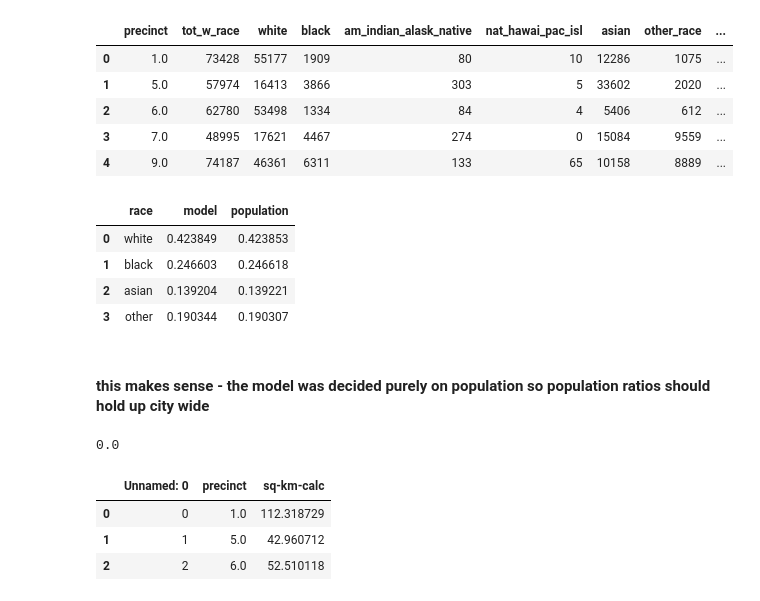
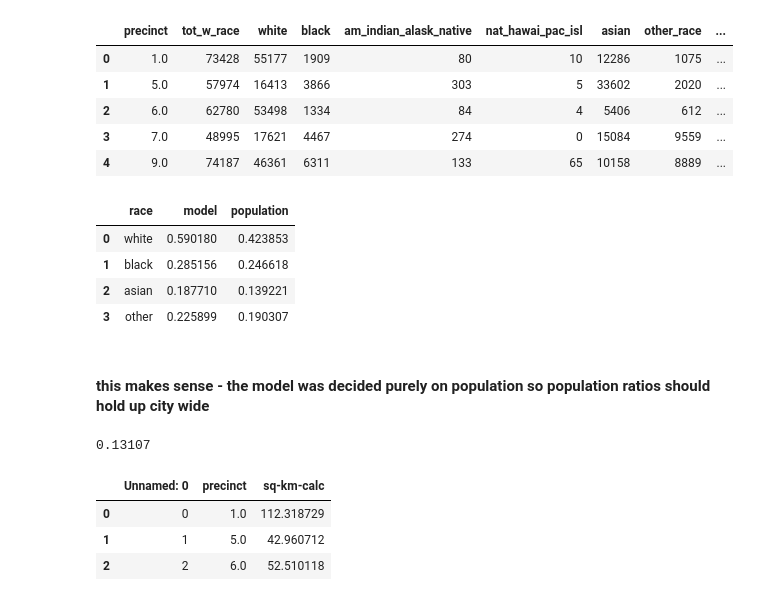
Before and after one commit to tharma3/patrol_allocation, a Jupyter notebook: notebooks/Fairness Test.ipynb, the cells around one changed output. Cells and saved outputs as stored; diff of their text form; code cells hidden in the pictures.

```diff
--- a/notebooks/Fairness Test.ipynb
+++ b/notebooks/Fairness Test.ipynb
@@ -139,42 +139,42 @@ data.head()
 # %%
 # calculate potential model exposure (officers/people(adjusted_day) • # of group in precinct) vs proportion of total population for each race group
 
-data['precinct_likelihood'] = (data['MODEL_allocation']/data['adjusted_day_precinct'])
+data['precinct_likelihood'] = (data['MODEL_allocation']/data['resident_pop_x'])
 
 data['lik#_white'] = data['white'] * data['precinct_likelihood']
 data['lik#_black'] = data['black'] * data['precinct_likelihood']
 data['lik#_asian'] = data['asian'] * data['precinct_likelihood']
 data['lik#_other'] = data['other_agg'] * data['precinct_likelihood']
 
 lk_white = data['lik#_white'].sum()
 lk_black = data['lik#_black'].sum()
 lk_asian = data['lik#_asian'].sum()
 lk_other = data['lik#_other'].sum()
 
 total_likeli = likeli_white + likeli_black + likeli_asian + likeli_other
 
 model_expos_white = lk_white/total_likeli
 model_expos_black = lk_black/total_likeli
 model_expos_asian = lk_asian/total_likeli
 model_expos_other = lk_other/total_likeli
 
 percent_white = data['white'].sum()/data['tot_w_race'].sum()
 percent_black = data['black'].sum()/data['tot_w_race'].sum()
 percent_asian = data['asian'].sum()/data['tot_w_race'].sum()
 percent_other = data['other_agg'].sum()/data['tot_w_race'].sum()
 
 results = pd.DataFrame([['white',model_expos_white,percent_white],
                        ['black',model_expos_black,percent_black],
                        ['asian',model_expos_asian,percent_asian],
                        ['other',model_expos_other,percent_other]], columns=['race','model','population'])
 
 results
 # %% [output]
 |  | race | model | population |
-| 0 | white | 0.423849 | 0.423853 |
-| 1 | black | 0.246603 | 0.246618 |
-| 2 | asian | 0.139204 | 0.139221 |
-| 3 | other | 0.190344 | 0.190307 |
+| 0 | white | 0.590180 | 0.423853 |
+| 1 | black | 0.285156 | 0.246618 |
+| 2 | asian | 0.187710 | 0.139221 |
+| 3 | other | 0.225899 | 0.190307 |
 # %% [markdown]
 #### this makes sense - the model was decided purely on population so population ratios should hold up city wide
 # %%
@@ -190,7 +190,7 @@ def fairness_eval (df,colm,colp):
 # %%
 fairness_eval(results,'model','population')
 # %% [output]
-0.0
+0.13107
 # %%
 ###test the area model
 
```
Also changed, not shown: parts of 1 cell of this notebook.
